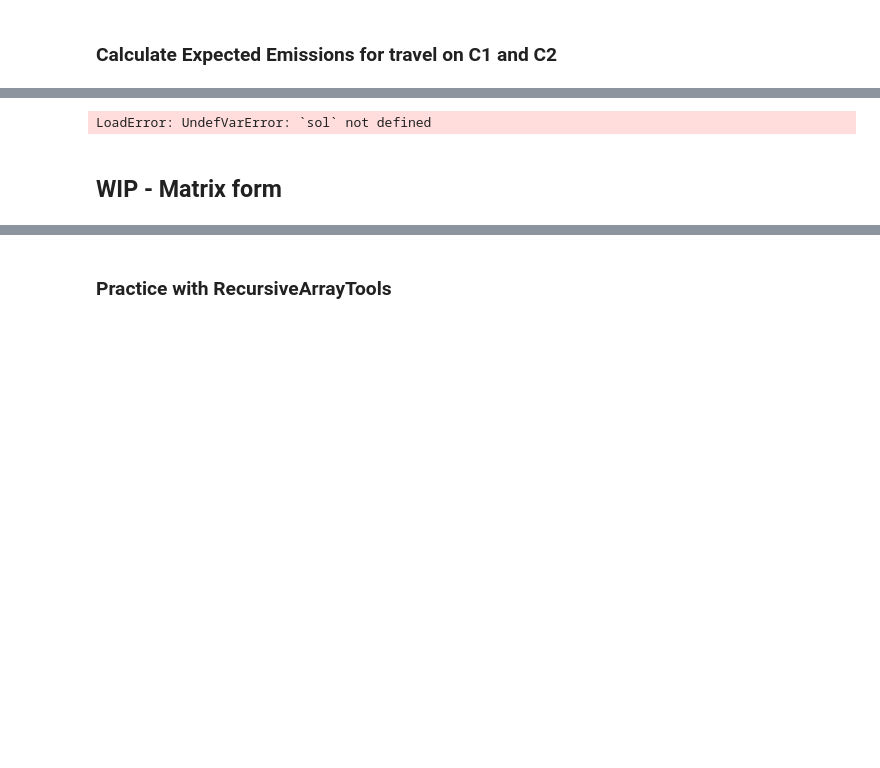
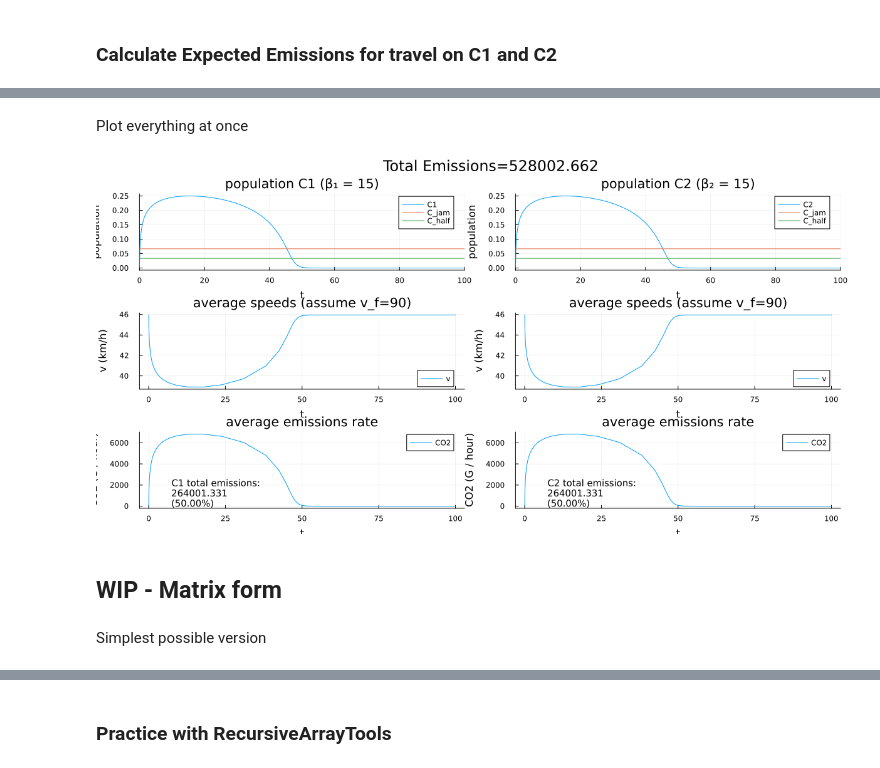
Before and after one commit to acossairt/traffic_air_quality_modeling, a Jupyter notebook: julia_model/travel_4.ipynb, the cells around one changed output, grey strips where cells are left out. Cells and saved outputs as stored; diff of their text form; code cells hidden in the pictures; blank space fills up the shorter version.

```diff
--- a/julia_model/travel_4.ipynb
+++ b/julia_model/travel_4.ipynb
@@ -206,22 +235,60 @@ LoadError: UndefVarError: `sol` not defined
-# %%
-# Same for C2
-pop_C2 = sol[5, :]
-C2_speeds = calc_space_mean_speed_alternative.(v_f, pop_C2, C2_half)
-C2_emissions = calc_emissions_from_speed(pop_C2, C2_speeds, interp_fn)
-C2_flow = calc_flow(pop_C2, v_f, C2_jam)
-
-plt1 = plot(sol, idxs=(0,5), xlabel="t", ylabel="population", label="C2", title="population C2 (β₂ = $β₂)")
-plt1 = plot!(plt1, [0,100], repeat([C2_jam], 2), label="C_jam")
-plt1 = plot!(plt1, [0,100], repeat([C2_half], 2), label="C_half")
-plt2 = plot(sol.t, C2_speeds, xlabel="t", ylabel="v (km/h)", label="v", title="average speeds (assume v_f=90)")
-plt3 = plot(sol.t, C2_emissions, xlabel="t", ylabel="CO2 (G / hour)", label="CO2", title="average emissions")
-#plt4 = plot(sol.t, C2_flow, xlabel="t", ylabel="q (vehicles / hour)", label="q", title="traffic flow")
-
-plt = plot(plt1, plt2, plt3, layout = grid(3,1, heights=(1/3,1/3,1/3)), size=(600,600))
-
-savefig(plt, "congestion_to_emissions_C2.png")
-display(plt)
-# %% [output]
-LoadError: UndefVarError: `sol` not defined
+# %% [markdown]
+Plot everything at once
+# %%
+# For annotations
+x_fraction = 0.1; y_fraction = 0.2
+
+# C1 plots
+plt1 = plot(sol, idxs=(0,3), xlabel="t", ylabel="population", label="C1", title="population C1 (β₁ = $β₁)")
+plt1 = plot!(plt1, [0,100], repeat([C1_jam], 2), label="C_jam")
+plt1 = plot!(plt1, [0,100], repeat([C1_half], 2), label="C_half")
+plt2 = plot(sol.t, C1_speeds, xlabel="t", ylabel="v (km/h)", label="v", title="average speeds (assume v_f=90)")
+plt3 = plot(sol.t, C1_emissions, xlabel="t", ylabel="CO2 (G / hour)", label="CO2", title="average emissions rate")
+
+# Annotate with total emissions
+xmin, xmax = xlims()
+ymin, ymax = ylims()
+x_position = xmin + x_fraction * (xmax - xmin)
+y_position = ymin + y_fraction * (ymax - ymin)
+plt3 = annotate!(x_position, y_position, text("C1 total emissions:\n$formatted_C1_em\n($formatted_C1_fraction%)", :left, 10, :black))
+
+# Assemble C1 plot
+C1_plt = plot(plt1, plt2, plt3, layout = grid(3,1, heights=(1/3,1/3,1/3)), size=(600,600))
+
+# Optional - save C1 plot
+#savefig(plt, "julia_plots/congestion_to_emissions_C1β₁_$β₁" * ".png")
+#display(plt)
+
+# C2 plots
+plt1 = plot(sol, idxs=(0,5), xlabel="t", ylabel="population", label="C2", title="population C2 (β₂ = $β₂)")
+plt1 = plot!(plt1, [0,100], repeat([C2_jam], 2), label="C_jam")
+plt1 = plot!(plt1, [0,100], repeat([C2_half], 2), label="C_half")
+plt2 = plot(sol.t, C2_speeds, xlabel="t", ylabel="v (km/h)", label="v", title="average speeds (assume v_f=90)")
+plt3 = plot(sol.t, C2_emissions, xlabel="t", ylabel="CO2 (G / hour)", label="CO2", title="average emissions rate")
+
+# Annotate with total emisssions
+xmin, xmax = xlims()
+ymin, ymax = ylims()
+x_position = xmin + x_fraction * (xmax - xmin)
+y_position = ymin + y_fraction * (ymax - ymin)
+plt3 = annotate!(x_position, y_position, text("C2 total emissions:\n$formatted_C2_em\n($formatted_C2_fraction%)", :left, 10, :black))
+
+# Assemble C2 plot
+C2_plt = plot(plt1, plt2, plt3, layout = grid(3,1, heights=(1/3,1/3,1/3)), size=(600,600))
+
+# Optional - save C2 plot
+#savefig(plt, "julia_plots/congestion_to_emissions_C2_β₂_$β₂" * ".png")
+#display(plt)
+
+# Combine plots
+plt = plot(C1_plt, C2_plt, layout = grid(1,2, widths=(1/2,1/2)), size=(1200, 600), plot_title="Total Emissions=$formatted_T_em")
+#supertitle!(plt, title="Total Emissions=$formatted_T_em")
+
+savefig(plt, "julia_plots/congestion_to_emissions_C1_and_C2_β₁_$β₁" * "_β₂_$β₂" * ".png")
+display(plt)
+# %% [output]
+[figure, added]
 # %% [markdown]
 ## WIP - Matrix form
+# %% [markdown]
+Simplest possible version
```
Also changed, not shown: parts of 13 cells of this notebook, 12 other files.
